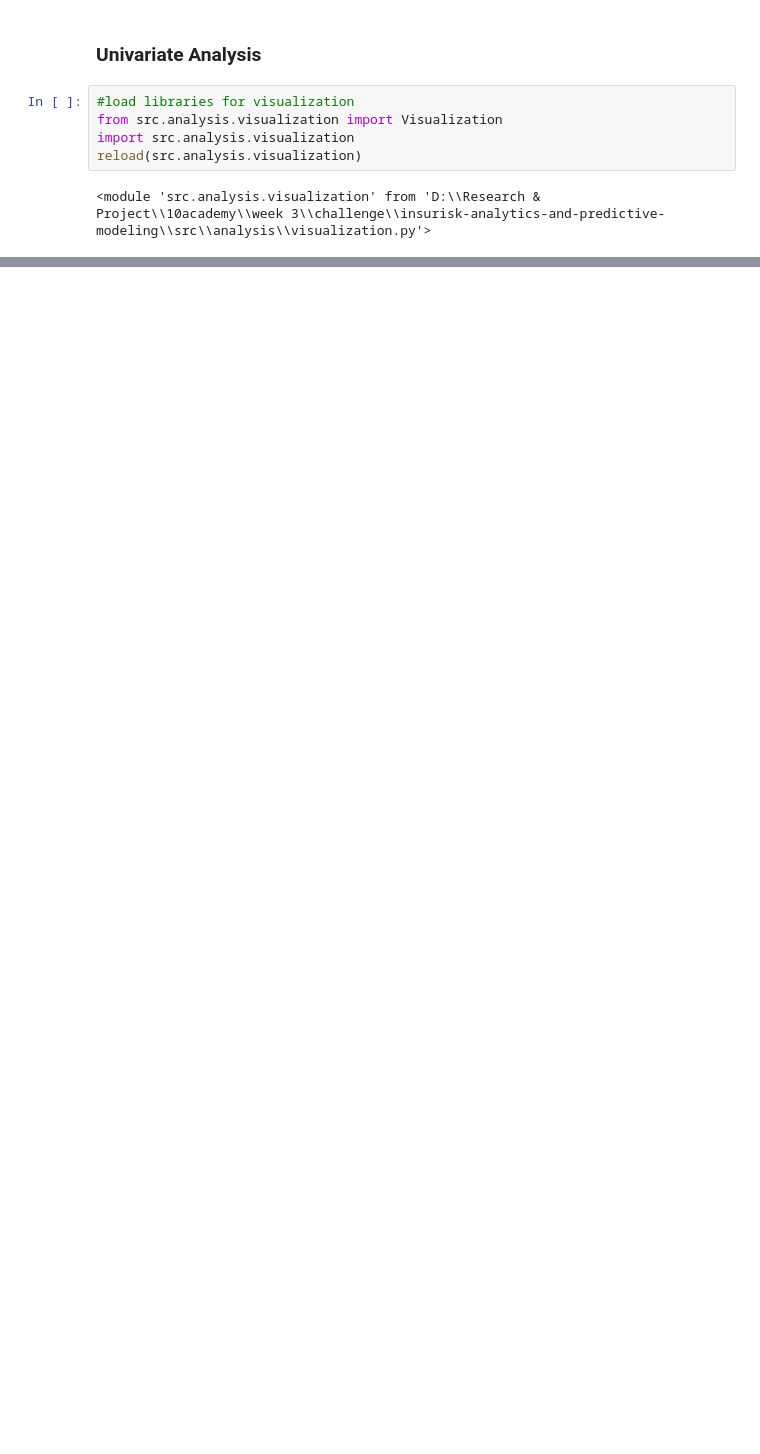
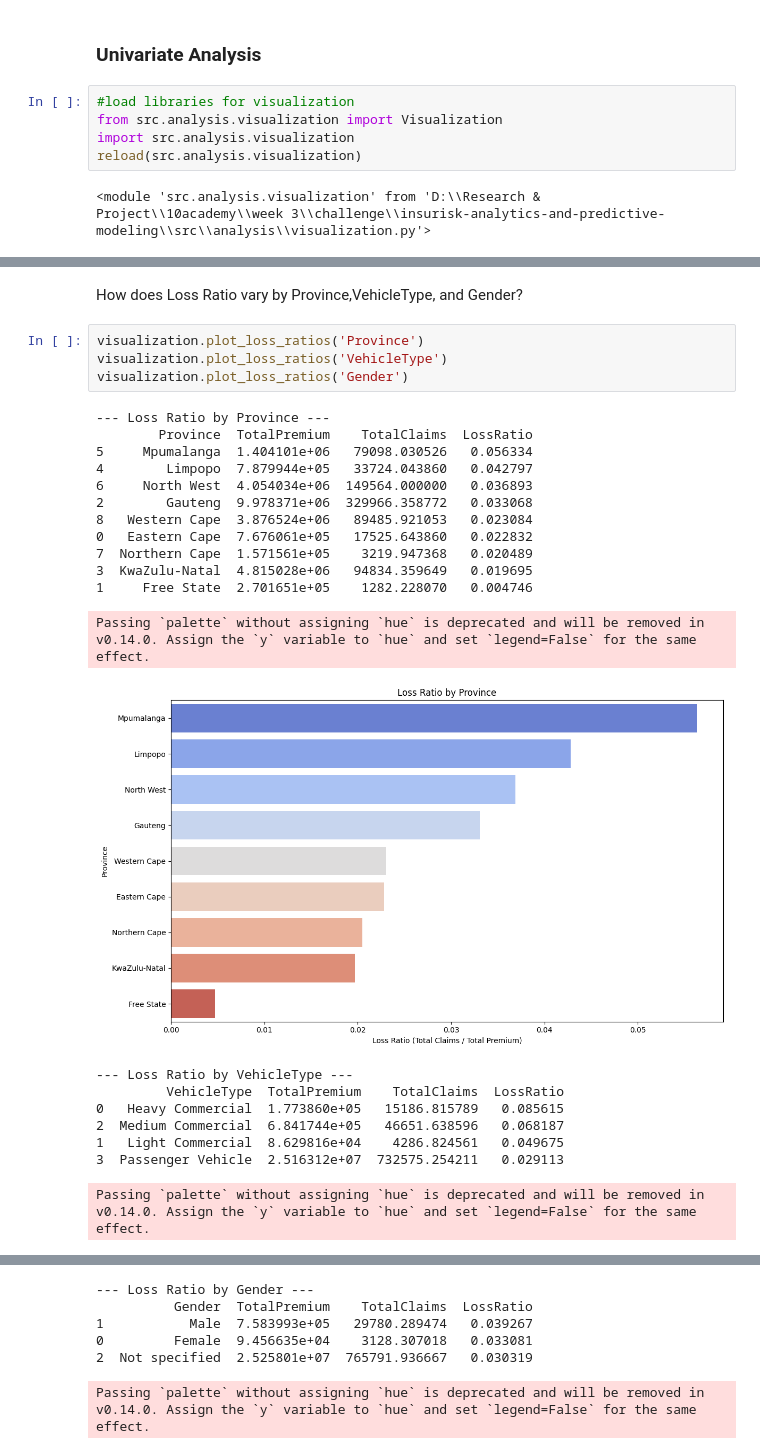
Before and after one commit to chalasimon/insurisk-analytics-and-predictive-modeling, a Jupyter notebook: notebooks/eda.ipynb, the cells around one changed output, grey strips where cells are left out. Cells and saved outputs as stored; diff of their text form; blank space fills up the shorter version.

Commit message:
feat: overall loss ratio and temporal trends are done

```diff
--- a/notebooks/eda.ipynb
+++ b/notebooks/eda.ipynb
@@ -254,0 +282,27 @@ Passing `palette` without assigning `hue` is deprecated and will be removed in v
+# %% [markdown]
+How does Loss Ratio vary by Province,VehicleType, and Gender?
+# %%
+visualization.plot_loss_ratios('Province')
+visualization.plot_loss_ratios('VehicleType')
+visualization.plot_loss_ratios('Gender')
+# %% [output]
+--- Loss Ratio by Province ---
+        Province  TotalPremium    TotalClaims  LossRatio
+5     Mpumalanga  1.404101e+06   79098.030526   0.056334
+4        Limpopo  7.879944e+05   33724.043860   0.042797
+6     North West  4.054034e+06  149564.000000   0.036893
+2        Gauteng  9.978371e+06  329966.358772   0.033068
+8   Western Cape  3.876524e+06   89485.921053   0.023084
+0   Eastern Cape  7.676061e+05   17525.643860   0.022832
+7  Northern Cape  1.571561e+05    3219.947368   0.020489
+3  KwaZulu-Natal  4.815028e+06   94834.359649   0.019695
+1     Free State  2.701651e+05    1282.228070   0.004746
+Passing `palette` without assigning `hue` is deprecated and will be removed in v0.14.0. Assign the `y` variable to `hue` and set `legend=False` for the same effect.
+[figure, added]
+--- Loss Ratio by VehicleType ---
+         VehicleType  TotalPremium    TotalClaims  LossRatio
+0   Heavy Commercial  1.773860e+05   15186.815789   0.085615
+2  Medium Commercial  6.841744e+05   46651.638596   0.068187
+1   Light Commercial  8.629816e+04    4286.824561   0.049675
+3  Passenger Vehicle  2.516312e+07  732575.254211   0.029113
+Passing `palette` without assigning `hue` is deprecated and will be removed in v0.14.0. Assign the `y` variable to `hue` and set `legend=False` for the same effect.
@@ -254,0 +310,6 @@ Passing `palette` without assigning `hue` is deprecated and will be removed in v
+--- Loss Ratio by Gender ---
+          Gender  TotalPremium    TotalClaims  LossRatio
+1           Male  7.583993e+05   29780.289474   0.039267
+0         Female  9.456635e+04    3128.307018   0.033081
+2  Not specified  2.525801e+07  765791.936667   0.030319
+Passing `palette` without assigning `hue` is deprecated and will be removed in v0.14.0. Assign the `y` variable to `hue` and set `legend=False` for the same effect.
```
Also changed, not shown: parts of 11 cells of this notebook, 2 other files.
